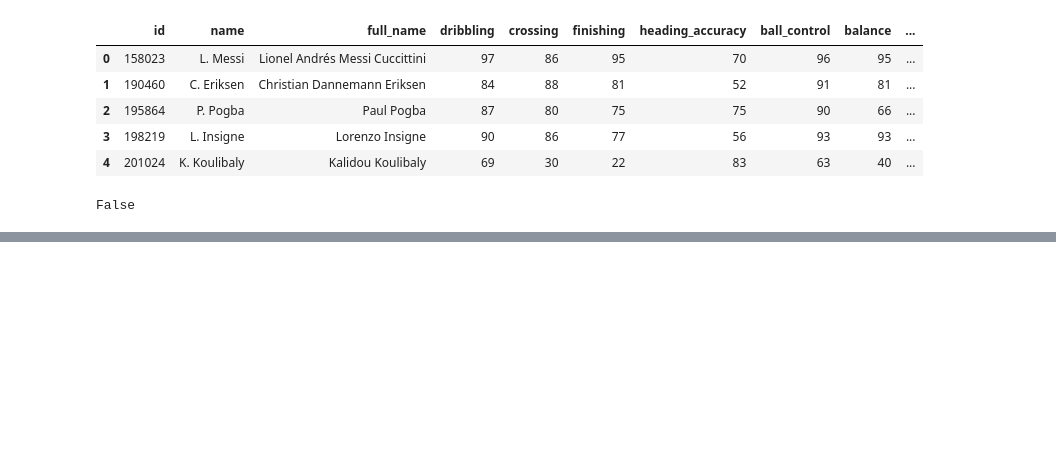
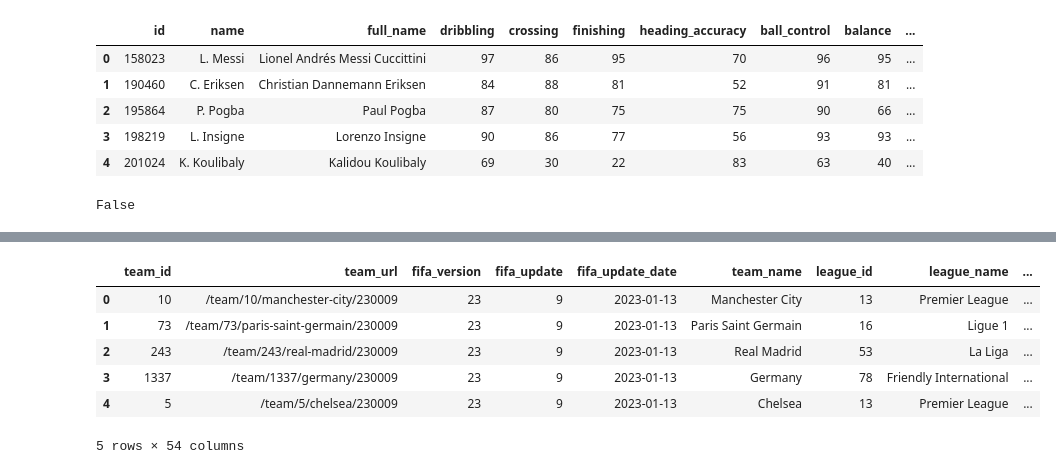
Before and after one commit to Footy-Stars/ml-stack, a Jupyter notebook: srv/notebooks/Explore.ipynb, the cells around one changed output, grey strips where cells are left out. Cells and saved outputs as stored; diff of their text form; code cells hidden in the pictures; blank space fills up the shorter version.

```diff
--- a/srv/notebooks/Explore.ipynb
+++ b/srv/notebooks/Explore.ipynb
@@ -79,0 +120,12 @@ False
+# %%
+teams = pd.read_csv("../data/male_teams.csv")
+# %%
+teams.head()
+# %% [output]
+|  | team_id | team_url | fifa_version | fifa_update | fifa_update_date | team_name | league_id | league_name | ... |
+| 0 | 10 | /team/10/manchester-city/230009 | 23 | 9 | 2023-01-13 | Manchester City | 13 | Premier League | ... |
+| 1 | 73 | /team/73/paris-saint-germain/230009 | 23 | 9 | 2023-01-13 | Paris Saint Germain | 16 | Ligue 1 | ... |
+| 2 | 243 | /team/243/real-madrid/230009 | 23 | 9 | 2023-01-13 | Real Madrid | 53 | La Liga | ... |
+| 3 | 1337 | /team/1337/germany/230009 | 23 | 9 | 2023-01-13 | Germany | 78 | Friendly International | ... |
+| 4 | 5 | /team/5/chelsea/230009 | 23 | 9 | 2023-01-13 | Chelsea | 13 | Premier League | ... |
+5 rows × 54 columns
```
Also changed, not shown: parts of 5 cells of this notebook, 5 other files.
